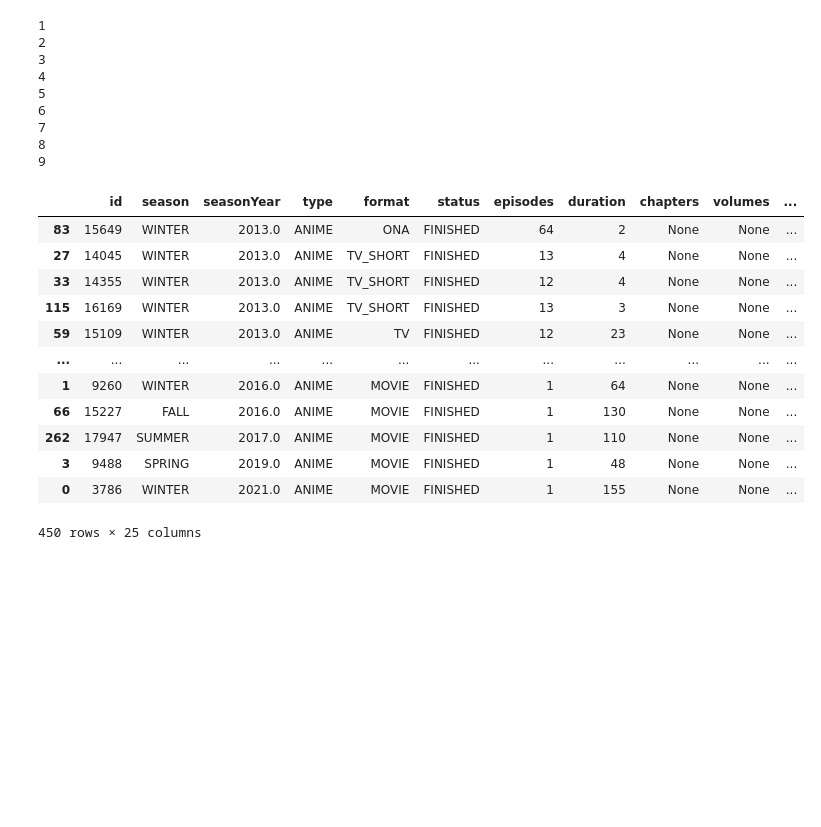
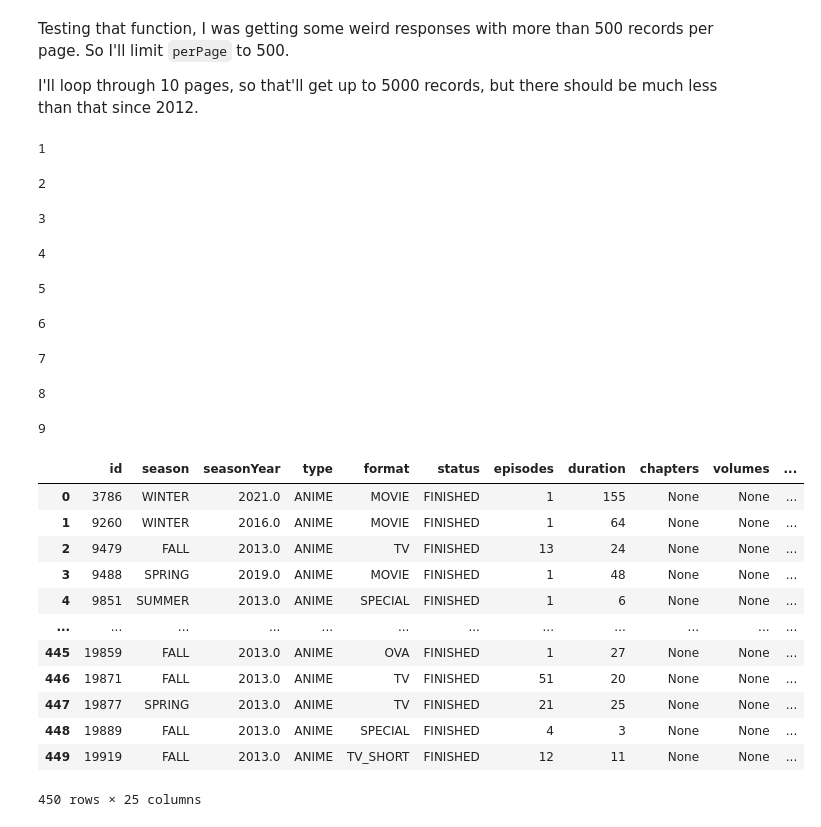
Before and after one commit to sprucemister/Anime-Insights, a Jupyter notebook: Untitled-1.ipynb, the cells around one changed output. Drawn from its saved outputs; the diff is of its cells as text; code cells hidden in the pictures; blank space fills up the shorter version.

```diff
--- a/Untitled-1.ipynb
+++ b/Untitled-1.ipynb
@@ -63,42 +75,47 @@ def make_request(page_num):
 
     url = 'https://graphql.anilist.co'
 
-    response = requests.post(url, json={'query': query, 'variables': variables})
+    response = requests.post(url, json={'query': query, 'variables': variables},verify=False)
     return response
+# %% [markdown]
+Testing that function, I was getting some weird responses with more than 500 records per page. So I'll limit `perPage` to 500.
+
+I'll loop through 10 pages, so that'll get up to 5000 records, but there should be much less than that since 2012.
 # %%
 import json
 import pandas as pd
 
-df=pd.DataFrame()
+df_media=pd.DataFrame()
 
 for i in range(1,10):
     print(i)
     response=make_request(i)
     json_data = json.loads(response.text)
     df_new=pd.json_normalize(json_data['data']['Page']['media'], meta  =[['english', 'native']])
-    df=pd.concat([df,df_new])
-df.reset_index(inplace=True,drop=True)
-df.sort_values(['startDate.year','startDate.month','startDate.day'])
+    df_media=pd.concat([df_media,df_new])
+df_media.reset_index(inplace=True,drop=True)
+df_media.sort_values(['startDate.year','startDate.month','startDate.day'])
+display(df_media)
 # %% [output]
 1
-2
-3
-4
-5
-6
-7
-8
-9
+2
+3
+4
+5
+6
+7
+8
+9
 |  | id | season | seasonYear | type | format | status | episodes | duration | chapters | volumes | ... |
-| 83 | 15649 | WINTER | 2013.0 | ANIME | ONA | FINISHED | 64 | 2 | None | None | ... |
-| 27 | 14045 | WINTER | 2013.0 | ANIME | TV_SHORT | FINISHED | 13 | 4 | None | None | ... |
-| 33 | 14355 | WINTER | 2013.0 | ANIME | TV_SHORT | FINISHED | 12 | 4 | None | None | ... |
-| 115 | 16169 | WINTER | 2013.0 | ANIME | TV_SHORT | FINISHED | 13 | 3 | None | None | ... |
-| 59 | 15109 | WINTER | 2013.0 | ANIME | TV | FINISHED | 12 | 23 | None | None | ... |
+| 0 | 3786 | WINTER | 2021.0 | ANIME | MOVIE | FINISHED | 1 | 155 | None | None | ... |
+| 1 | 9260 | WINTER | 2016.0 | ANIME | MOVIE | FINISHED | 1 | 64 | None | None | ... |
+| 2 | 9479 | FALL | 2013.0 | ANIME | TV | FINISHED | 13 | 24 | None | None | ... |
+| 3 | 9488 | SPRING | 2019.0 | ANIME | MOVIE | FINISHED | 1 | 48 | None | None | ... |
+| 4 | 9851 | SUMMER | 2013.0 | ANIME | SPECIAL | FINISHED | 1 | 6 | None | None | ... |
 | ... | ... | ... | ... | ... | ... | ... | ... | ... | ... | ... | ... |
-| 1 | 9260 | WINTER | 2016.0 | ANIME | MOVIE | FINISHED | 1 | 64 | None | None | ... |
-| 66 | 15227 | FALL | 2016.0 | ANIME | MOVIE | FINISHED | 1 | 130 | None | None | ... |
-| 262 | 17947 | SUMMER | 2017.0 | ANIME | MOVIE | FINISHED | 1 | 110 | None | None | ... |
-| 3 | 9488 | SPRING | 2019.0 | ANIME | MOVIE | FINISHED | 1 | 48 | None | None | ... |
-| 0 | 3786 | WINTER | 2021.0 | ANIME | MOVIE | FINISHED | 1 | 155 | None | None | ... |
+| 445 | 19859 | FALL | 2013.0 | ANIME | OVA | FINISHED | 1 | 27 | None | None | ... |
+| 446 | 19871 | FALL | 2013.0 | ANIME | TV | FINISHED | 51 | 20 | None | None | ... |
+| 447 | 19877 | SPRING | 2013.0 | ANIME | TV | FINISHED | 21 | 25 | None | None | ... |
+| 448 | 19889 | FALL | 2013.0 | ANIME | SPECIAL | FINISHED | 4 | 3 | None | None | ... |
+| 449 | 19919 | FALL | 2013.0 | ANIME | TV_SHORT | FINISHED | 12 | 11 | None | None | ... |
-450 rows × 25 columns
+450 rows × 25 columns
```
Also changed, not shown: parts of 11 cells of this notebook.
